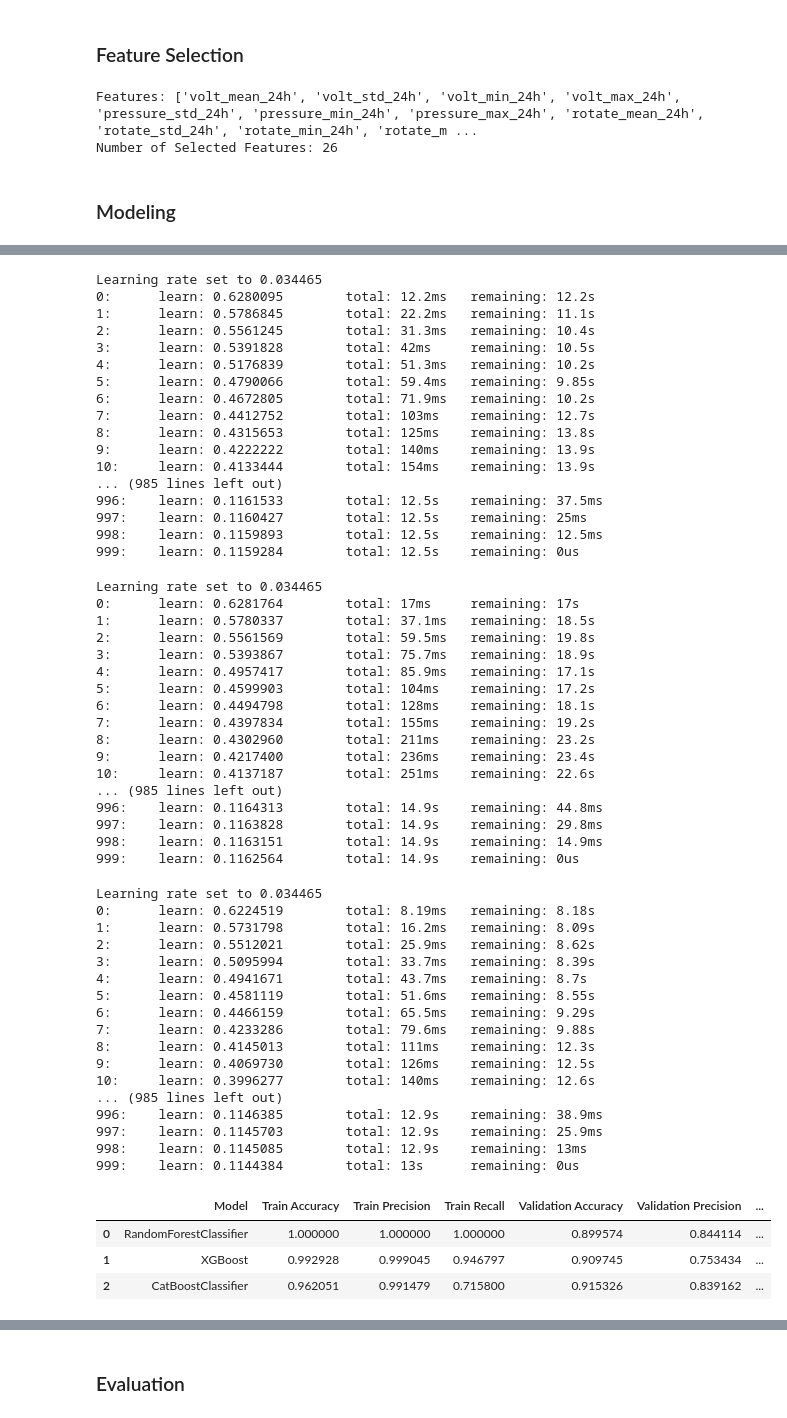
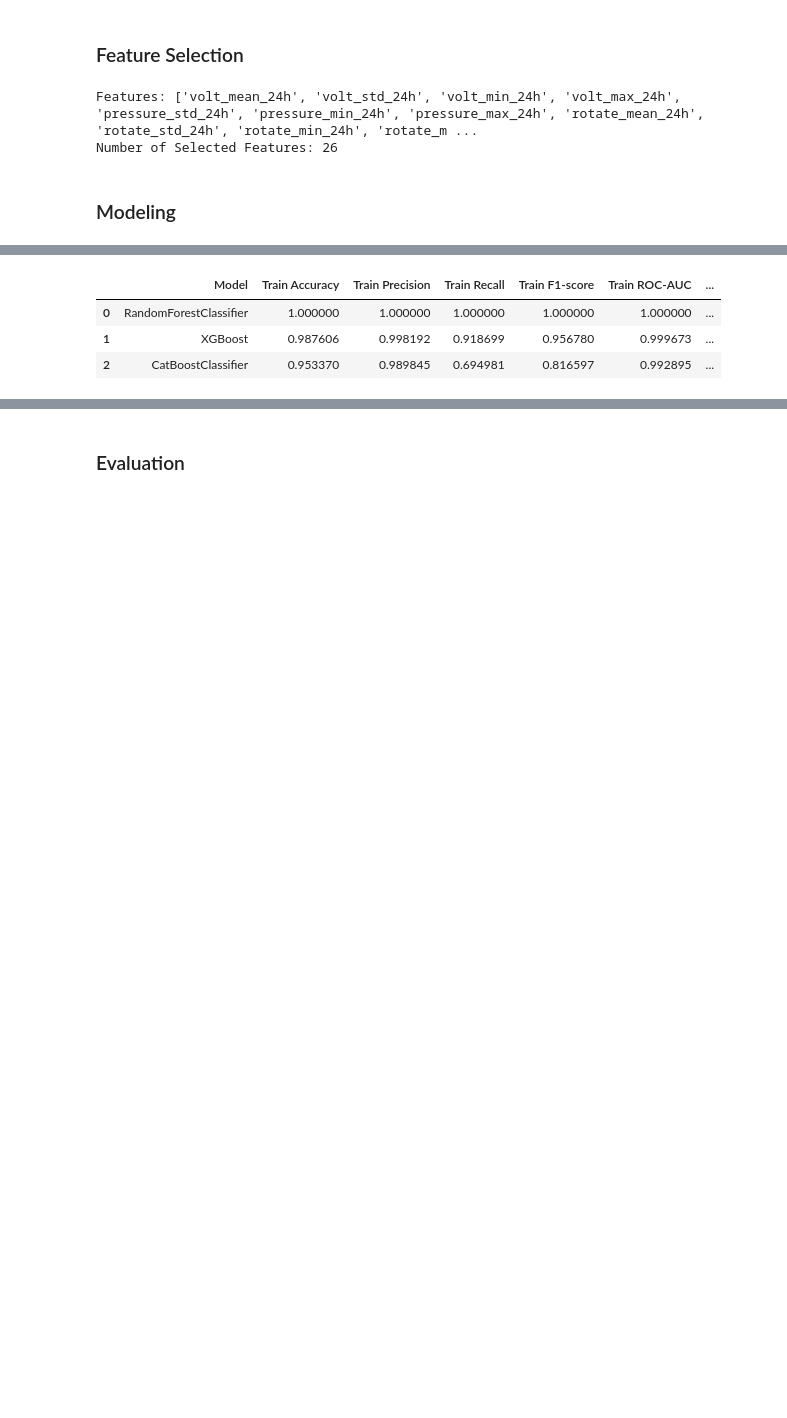
Before and after one commit to jooaobrum/preditive-maintenance, a Jupyter notebook: notebooks/pdm-exploration-ml.ipynb, the cells around one changed output, grey strips where cells are left out. Drawn from its saved outputs; the diff is of its cells as text; code cells hidden in the pictures; blank space fills up the shorter version.

```diff
--- a/notebooks/pdm-exploration-ml.ipynb
+++ b/notebooks/pdm-exploration-ml.ipynb
@@ -272,7 +271,7 @@ def evaluate_models(model_list, X, y, cv = 5, threshold = 0.5):
 
     skf = StratifiedKFold(n_splits=cv, shuffle=True, random_state=42)
 
-    results_df = pd.DataFrame([], columns = ['Model', 'Train Accuracy', 'Train Precision', 'Train Recall', 'Validation Accuracy', 'Validation Precision', 'Validation Recall'])
+    results_df = pd.DataFrame([], columns = ['Model', 'Train Accuracy', 'Train Precision', 'Train Recall', 'Train F1-score', 'Train ROC-AUC', 'Validation Accuracy', 'Validation Precision', 'Validation Recall', 'Validation F1-Score', 'Validation ROC-AUC'])
 
     for name, model in model_list:
 
@@ -283,6 +282,9 @@ def evaluate_models(model_list, X, y, cv = 5, threshold = 0.5):
         val_accuracy = []
         val_precision = []
         val_recall = []
+
+        train_f1 = []
+        val_f1 = []
 
         train_roc_auc = []
         val_roc_auc = []
@@ -317,21 +319,23 @@ def evaluate_models(model_list, X, y, cv = 5, threshold = 0.5):
             train_accuracy.append(accuracy_score(y_train_fold, y_train_pred))
             train_precision.append(precision_score(y_train_fold, y_train_pred))
             train_recall.append(recall_score(y_train_fold, y_train_pred))
+            train_f1.append(f1_score(y_train_fold, y_train_pred))
             train_roc_auc.append(roc_auc_score(y_train_fold, y_train_pred_prob[:, 1]))
             # Calculate the evaluation metrics for the validation set
             val_accuracy.append(accuracy_score(y_val_fold, y_val_pred))
             val_precision.append(precision_score(y_val_fold, y_val_pred))
             val_recall.append(recall_score(y_val_fold, y_val_pred))
+            val_f1.append(f1_score(y_val_fold, y_val_pred))
             val_roc_auc.append(roc_auc_score(y_val_fold, y_val_pred_prob[:, 1]))
 
 
 
-        model_metrics = [name, np.mean(train_accuracy), np.mean(train_precision), np.mean(train_recall), np.mean(train_roc_auc), np.mean(val_accuracy), np.mean(val_precision), np.mean(val_recall), np.mean(train_roc_auc)]
+        model_metrics = [name, np.mean(train_accuracy), np.mean(train_precision), np.mean(train_recall), np.mean(train_f1), np.mean(train_roc_auc), np.mean(val_accuracy), np.mean(val_precision), np.mean(val_recall), np.mean(val_f1), np.mean(val_roc_auc)]
 
-        results_df = pd.concat([results_df, pd.DataFrame([model_metrics], columns = ['Model', 'Train Accuracy', 'Train Precision', 'Train Recall', 'Train ROC-AUC', 'Validation Accuracy', 'Validation Precision', 'Validation Recall', 'Validation ROC-AUC'])], ignore_index=True)
+        results_df = pd.concat([results_df, pd.DataFrame([model_metrics], columns = ['Model', 'Train Accuracy', 'Train Precision', 'Train Recall', 'Train F1-score', 'Train ROC-AUC', 'Validation Accuracy', 'Validation Precision', 'Validation Recall', 'Validation F1-Score', 'Validation ROC-AUC'])], ignore_index=True)
 
     return results_df
 # %%
-results_df = evaluate_models([('RandomForestClassifier', RandomForestClassifier(random_state = 42)), ('XGBoost', XGBClassifier(random_state = 42)), ('CatBoostClassifier', CatBoostClassifier(random_state = 42))], X_train, y_train)
+results_df = evaluate_models([('RandomForestClassifier', RandomForestClassifier(random_state = 42)), ('XGBoost', XGBClassifier(random_state = 42)), ('CatBoostClassifier', CatBoostClassifier(random_state = 42, verbose = False))], X_train, y_train)
 results_df
 # %% [output]
@@ -372,55 +342,4 @@ Learning rate set to 0.034465
-Learning rate set to 0.034465
-0:      learn: 0.6280095        total: 12.2ms   remaining: 12.2s
-1:      learn: 0.5786845        total: 22.2ms   remaining: 11.1s
-2:      learn: 0.5561245        total: 31.3ms   remaining: 10.4s
-3:      learn: 0.5391828        total: 42ms     remaining: 10.5s
-4:      learn: 0.5176839        total: 51.3ms   remaining: 10.2s
-5:      learn: 0.4790066        total: 59.4ms   remaining: 9.85s
-6:      learn: 0.4672805        total: 71.9ms   remaining: 10.2s
-7:      learn: 0.4412752        total: 103ms    remaining: 12.7s
-8:      learn: 0.4315653        total: 125ms    remaining: 13.8s
-9:      learn: 0.4222222        total: 140ms    remaining: 13.9s
-10:     learn: 0.4133444        total: 154ms    remaining: 13.9s
-... (985 lines left out)
-996:    learn: 0.1161533        total: 12.5s    remaining: 37.5ms
-997:    learn: 0.1160427        total: 12.5s    remaining: 25ms
-998:    learn: 0.1159893        total: 12.5s    remaining: 12.5ms
-999:    learn: 0.1159284        total: 12.5s    remaining: 0us
-Learning rate set to 0.034465
-0:      learn: 0.6281764        total: 17ms     remaining: 17s
-1:      learn: 0.5780337        total: 37.1ms   remaining: 18.5s
-2:      learn: 0.5561569        total: 59.5ms   remaining: 19.8s
-3:      learn: 0.5393867        total: 75.7ms   remaining: 18.9s
-4:      learn: 0.4957417        total: 85.9ms   remaining: 17.1s
-5:      learn: 0.4599903        total: 104ms    remaining: 17.2s
-6:      learn: 0.4494798        total: 128ms    remaining: 18.1s
-7:      learn: 0.4397834        total: 155ms    remaining: 19.2s
-8:      learn: 0.4302960        total: 211ms    remaining: 23.2s
-9:      learn: 0.4217400        total: 236ms    remaining: 23.4s
-10:     learn: 0.4137187        total: 251ms    remaining: 22.6s
-... (985 lines left out)
-996:    learn: 0.1164313        total: 14.9s    remaining: 44.8ms
-997:    learn: 0.1163828        total: 14.9s    remaining: 29.8ms
-998:    learn: 0.1163151        total: 14.9s    remaining: 14.9ms
-999:    learn: 0.1162564        total: 14.9s    remaining: 0us
-Learning rate set to 0.034465
-0:      learn: 0.6224519        total: 8.19ms   remaining: 8.18s
-1:      learn: 0.5731798        total: 16.2ms   remaining: 8.09s
-2:      learn: 0.5512021        total: 25.9ms   remaining: 8.62s
-3:      learn: 0.5095994        total: 33.7ms   remaining: 8.39s
-4:      learn: 0.4941671        total: 43.7ms   remaining: 8.7s
-5:      learn: 0.4581119        total: 51.6ms   remaining: 8.55s
-6:      learn: 0.4466159        total: 65.5ms   remaining: 9.29s
-7:      learn: 0.4233286        total: 79.6ms   remaining: 9.88s
-8:      learn: 0.4145013        total: 111ms    remaining: 12.3s
-9:      learn: 0.4069730        total: 126ms    remaining: 12.5s
-10:     learn: 0.3996277        total: 140ms    remaining: 12.6s
-... (985 lines left out)
-996:    learn: 0.1146385        total: 12.9s    remaining: 38.9ms
-997:    learn: 0.1145703        total: 12.9s    remaining: 25.9ms
-998:    learn: 0.1145085        total: 12.9s    remaining: 13ms
-999:    learn: 0.1144384        total: 13s      remaining: 0us
-|  | Model | Train Accuracy | Train Precision | Train Recall | Validation Accuracy | Validation Precision | ... |
-| 0 | RandomForestClassifier | 1.000000 | 1.000000 | 1.000000 | 0.899574 | 0.844114 | ... |
-| 1 | XGBoost | 0.992928 | 0.999045 | 0.946797 | 0.909745 | 0.753434 | ... |
-| 2 | CatBoostClassifier | 0.962051 | 0.991479 | 0.715800 | 0.915326 | 0.839162 | ... |
+|  | Model | Train Accuracy | Train Precision | Train Recall | Train F1-score | Train ROC-AUC | ... |
+| 0 | RandomForestClassifier | 1.000000 | 1.000000 | 1.000000 | 1.000000 | 1.000000 | ... |
+| 1 | XGBoost | 0.987606 | 0.998192 | 0.918699 | 0.956780 | 0.999673 | ... |
+| 2 | CatBoostClassifier | 0.953370 | 0.989845 | 0.694981 | 0.816597 | 0.992895 | ... |
```
Also changed, not shown: parts of 47 cells of this notebook, 4 other files.
